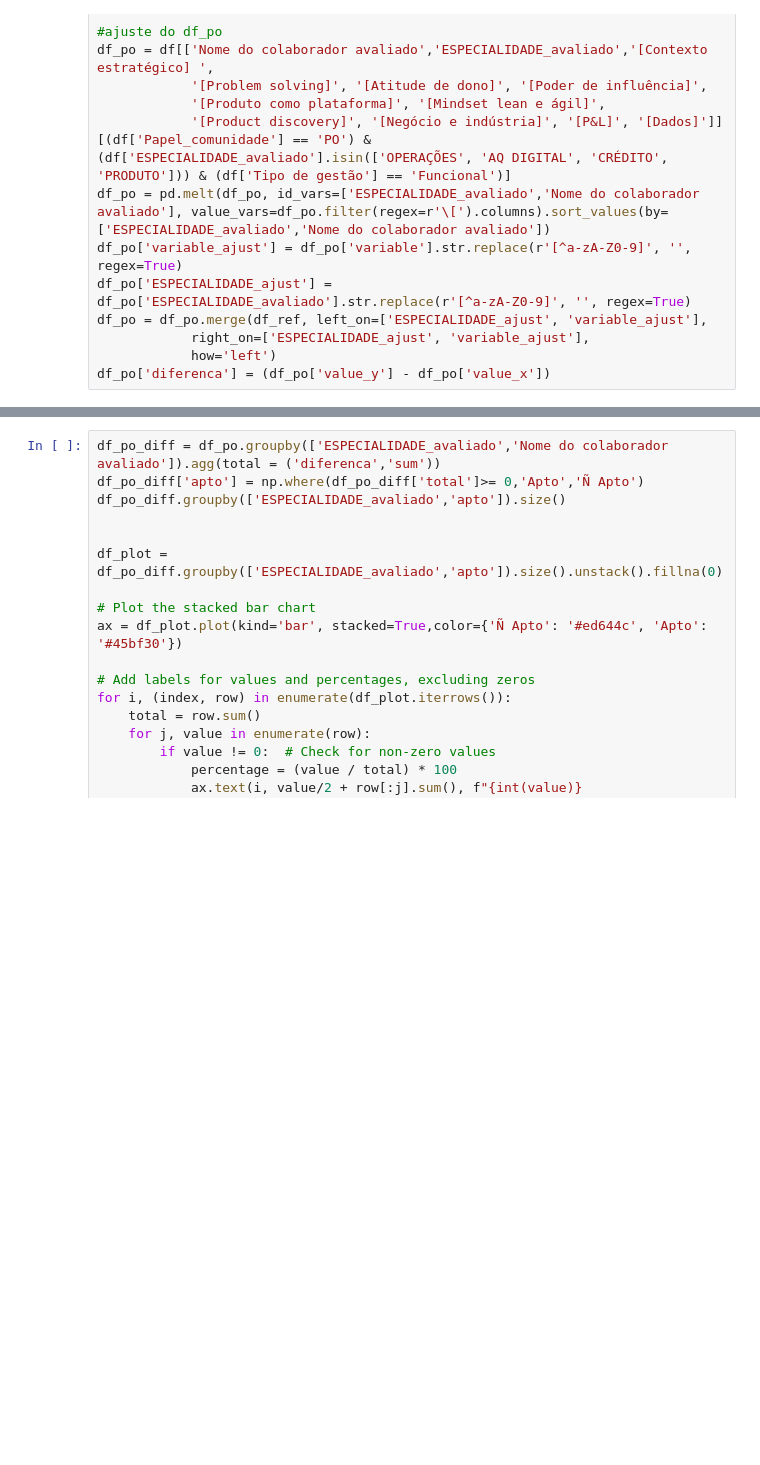
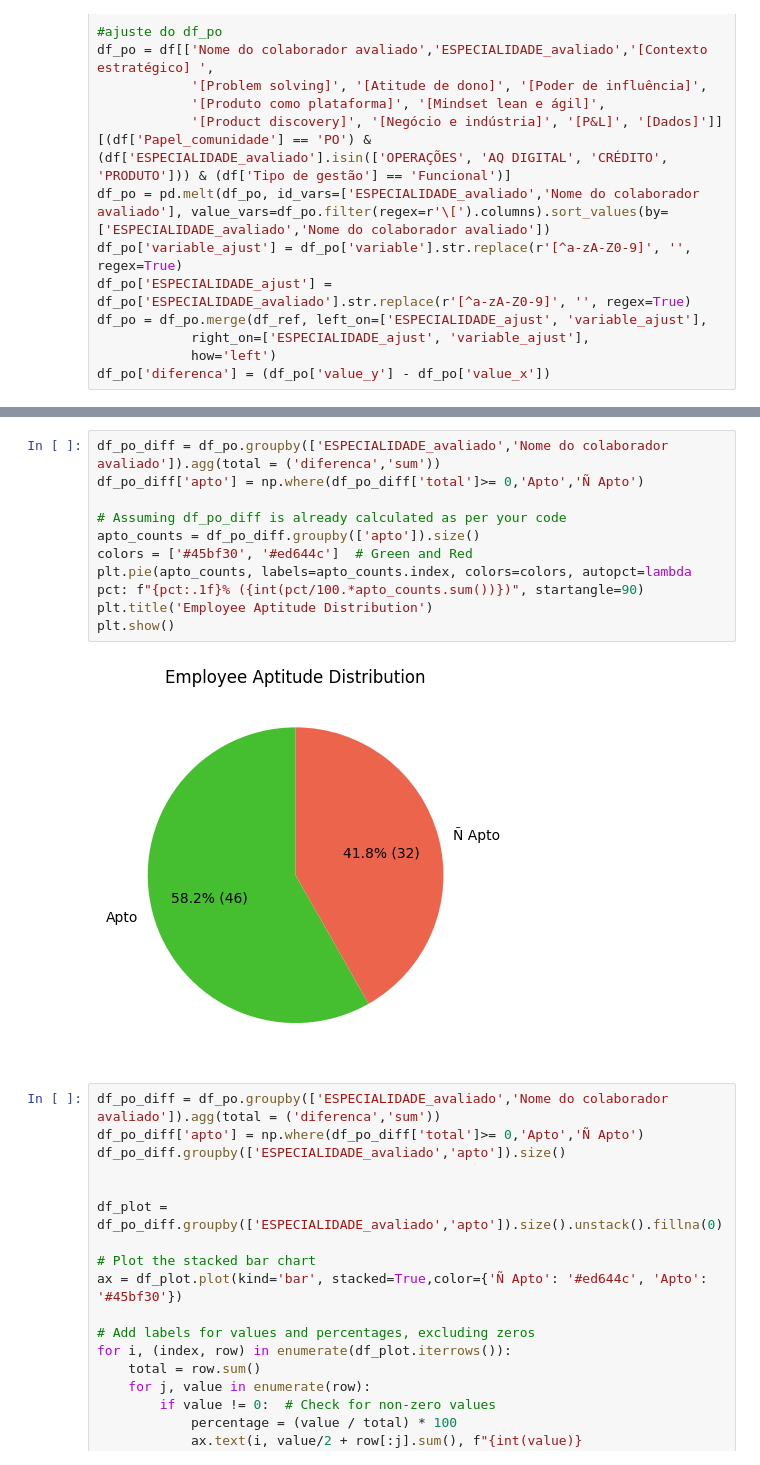
Before and after one commit to LuritoCosta/caseZup, a Jupyter notebook: case_Itau.ipynb, the cells around one changed output, grey strips where cells are left out. Saved outputs shown, nothing was run; the diff lists cells and outputs as text; blank space fills up the shorter version.

```diff
--- a/case_Itau.ipynb
+++ b/case_Itau.ipynb
@@ -38,3 +36,15 @@ df_po.head()
+# %%
+df_po_diff = df_po.groupby(['ESPECIALIDADE_avaliado','Nome do colaborador avaliado']).agg(total = ('diferenca','sum'))
+df_po_diff['apto'] = np.where(df_po_diff['total']>= 0,'Apto','Ñ Apto')
+
+# Assuming df_po_diff is already calculated as per your code
+apto_counts = df_po_diff.groupby(['apto']).size()
+colors = ['#45bf30', '#ed644c']  # Green and Red
+plt.pie(apto_counts, labels=apto_counts.index, colors=colors, autopct=lambda pct: f"{pct:.1f}% ({int(pct/100.*apto_counts.sum())})", startangle=90)
+plt.title('Employee Aptitude Distribution')
+plt.show()
+# %% [output]
+[figure, added]
 # %%
 df_po_diff = df_po.groupby(['ESPECIALIDADE_avaliado','Nome do colaborador avaliado']).agg(total = ('diferenca','sum'))
 df_po_diff['apto'] = np.where(df_po_diff['total']>= 0,'Apto','Ñ Apto')
```
Also changed, not shown: parts of 2 cells of this notebook.
